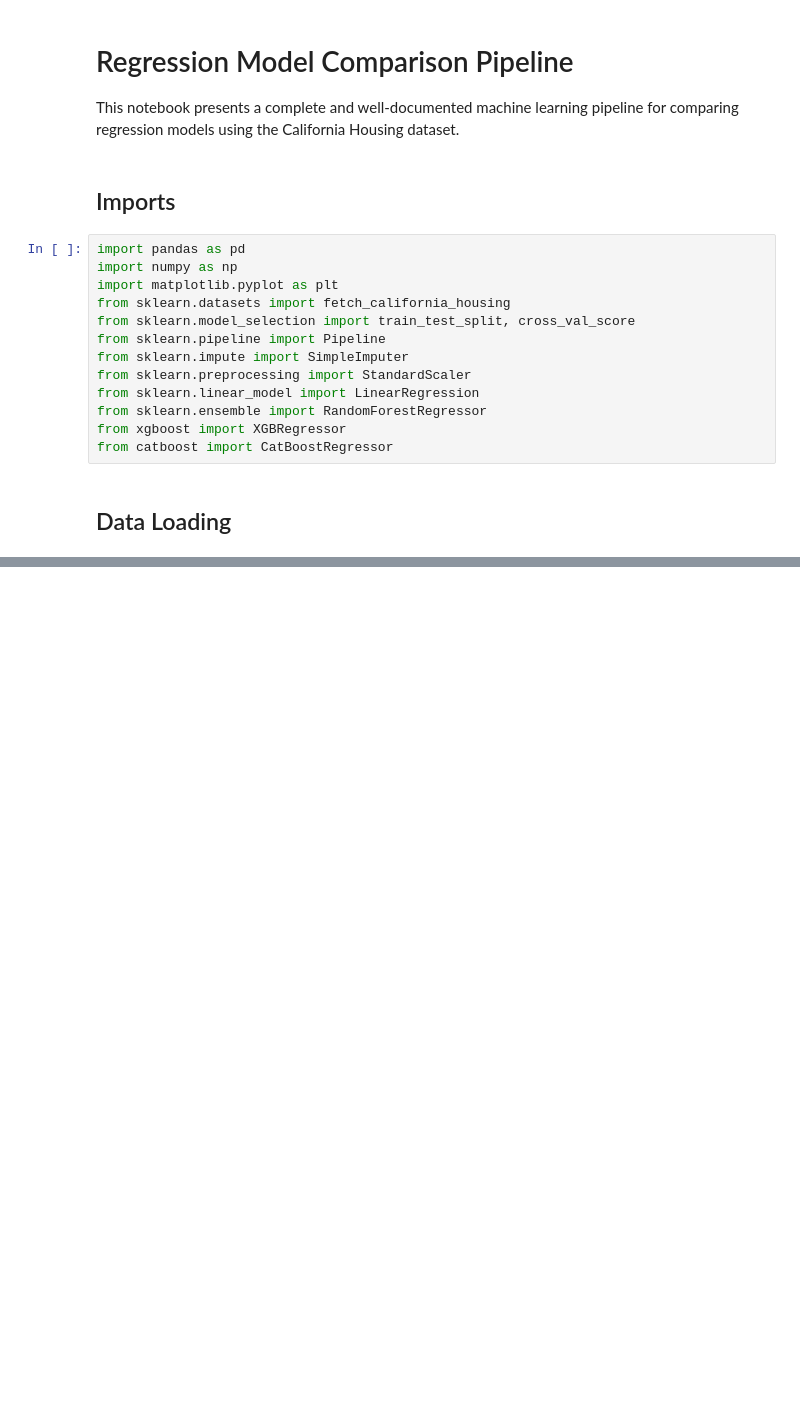
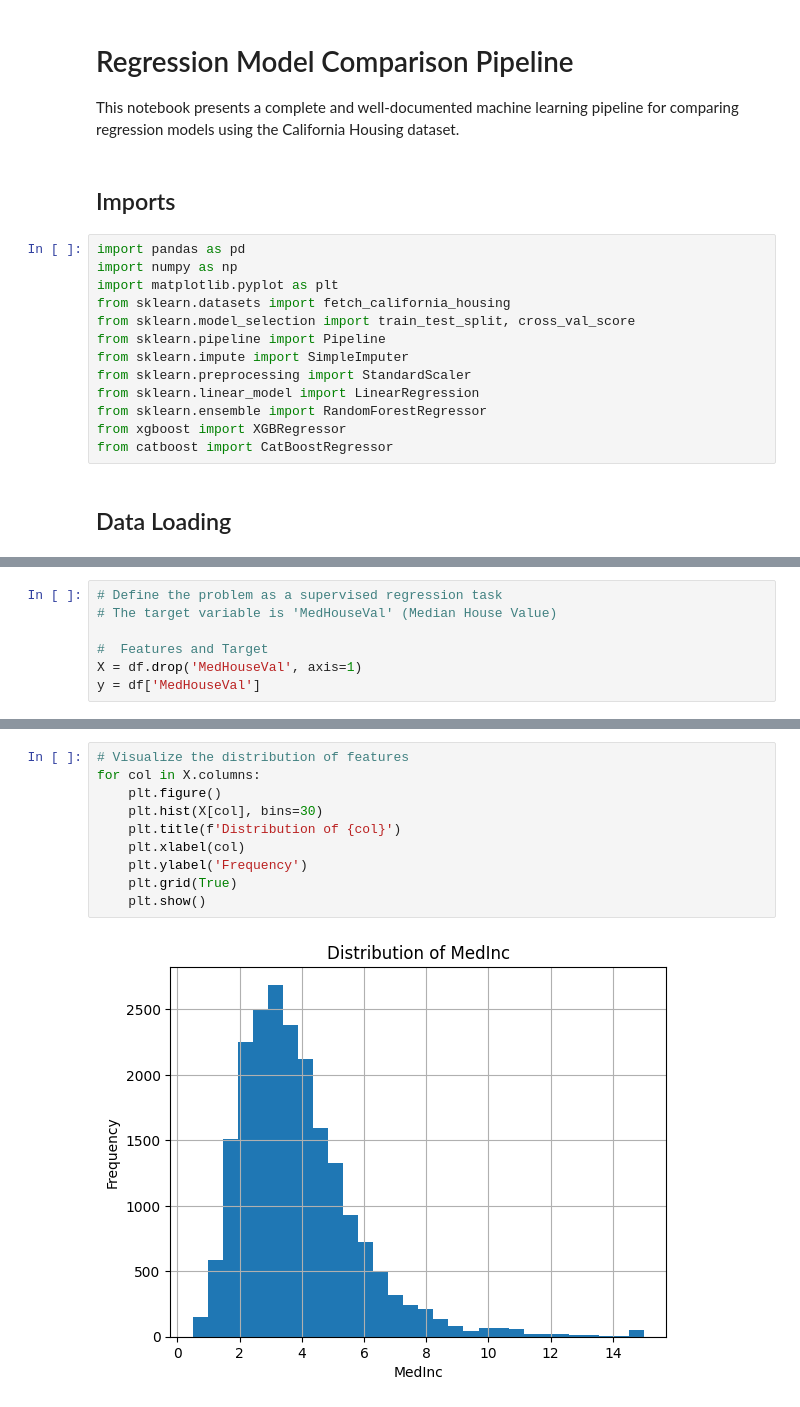
Before and after one commit to Gefft3/regression-model-comparison, a Jupyter notebook: main.ipynb, the cells around one changed output, grey strips where cells are left out. Saved outputs shown, nothing was run; the diff lists cells and outputs as text; blank space fills up the shorter version.

```diff
--- a/main.ipynb
+++ b/main.ipynb
@@ -65,0 +59,7 @@ df.head()
+# %%
+# Define the problem as a supervised regression task
+# The target variable is 'MedHouseVal' (Median House Value)
+
+#  Features and Target
+X = df.drop('MedHouseVal', axis=1)
+y = df['MedHouseVal']
@@ -65,0 +89,12 @@ df.head()
+# %%
+# Visualize the distribution of features
+for col in X.columns:
+    plt.figure()
+    plt.hist(X[col], bins=30)
+    plt.title(f'Distribution of {col}')
+    plt.xlabel(col)
+    plt.ylabel('Frequency')
+    plt.grid(True)
+    plt.show()
+# %% [output]
+[figure, added]
```
Also changed, not shown: parts of 21 cells of this notebook, 1 other file.
